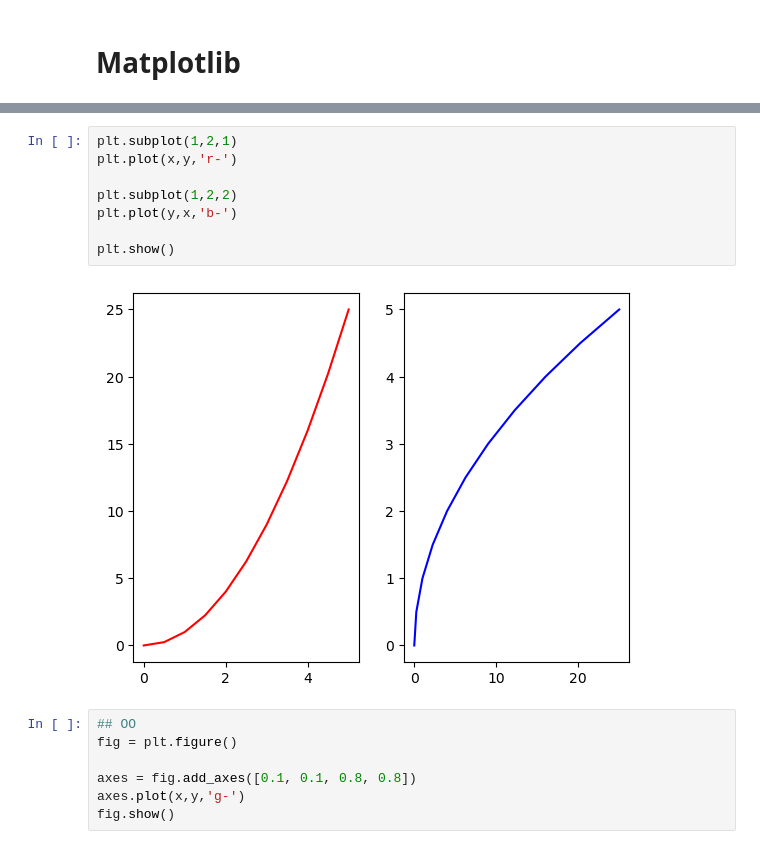
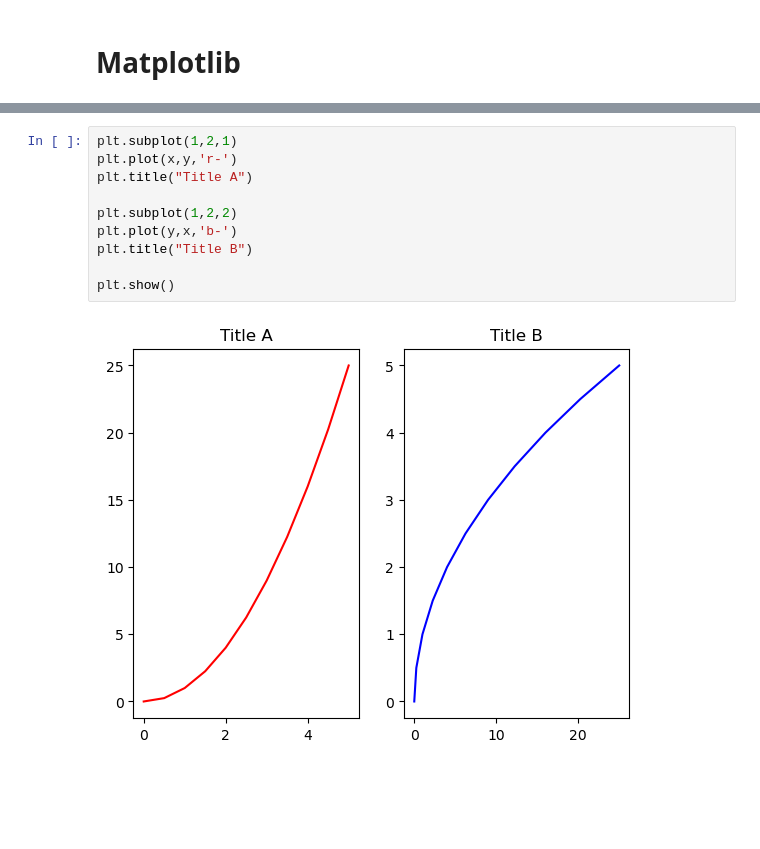
Before and after one commit to FarhanMS123/NeuralNetworkMemorandum, a Jupyter notebook: experiments/basic_python.ipynb, the cells around one changed output, grey strips where cells are left out. Drawn from its saved outputs; the diff is of its cells as text; blank space fills up the shorter version.

```diff
--- a/experiments/basic_python.ipynb
+++ b/experiments/basic_python.ipynb
@@ -666,17 +671,12 @@ Text(0, 0.5, 'Y Label')
 # %%
 plt.subplot(1,2,1)
 plt.plot(x,y,'r-')
+plt.title("Title A")
 
 plt.subplot(1,2,2)
 plt.plot(y,x,'b-')
+plt.title("Title B")
 
 plt.show()
 # %% [output]
-[figure, old version]
+[figure, new version]
-# %%
-## OO
-fig = plt.figure()
-
-axes = fig.add_axes([0.1, 0.1, 0.8, 0.8])
-axes.plot(x,y,'g-')
-fig.show()
```
Also changed, not shown: parts of 7 cells of this notebook.
